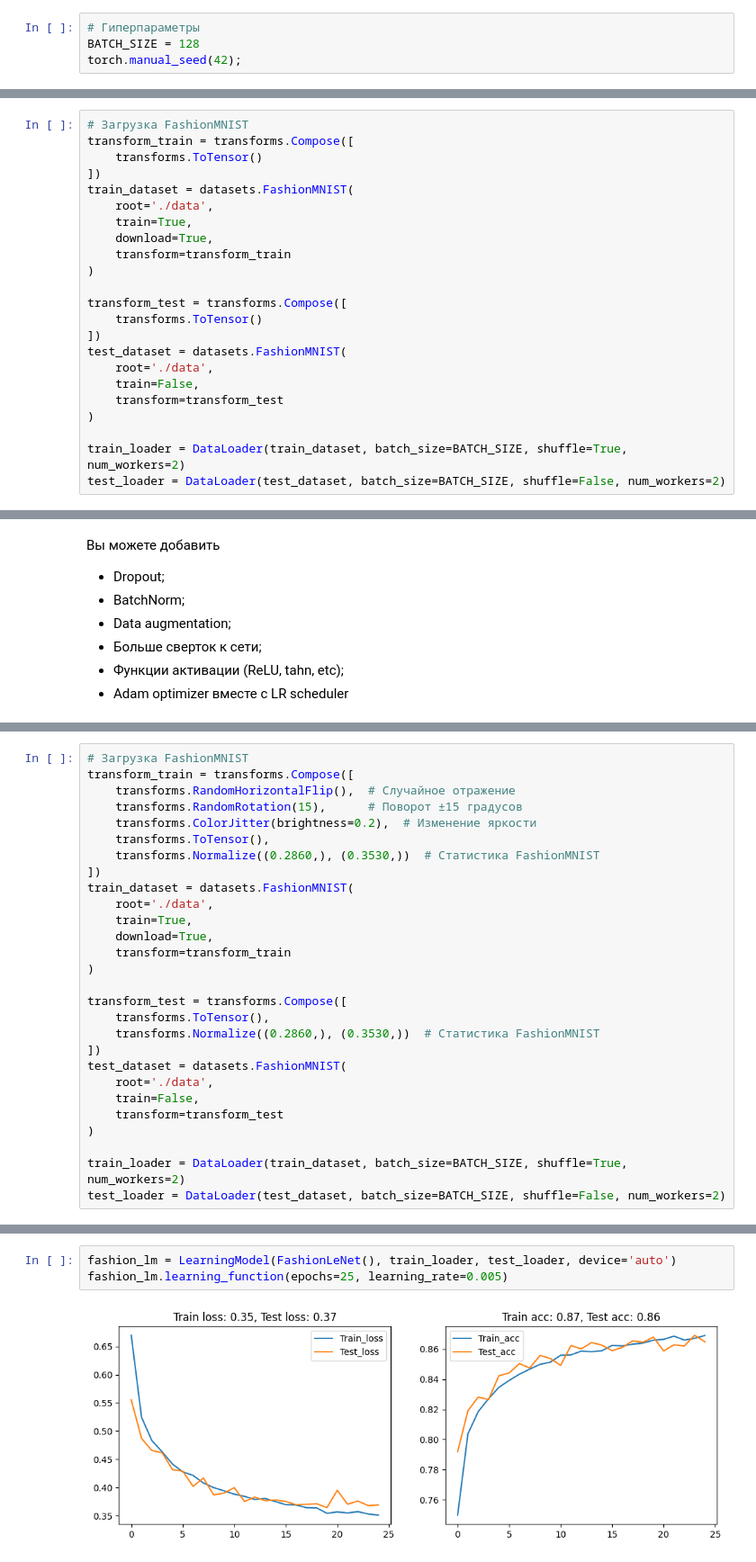
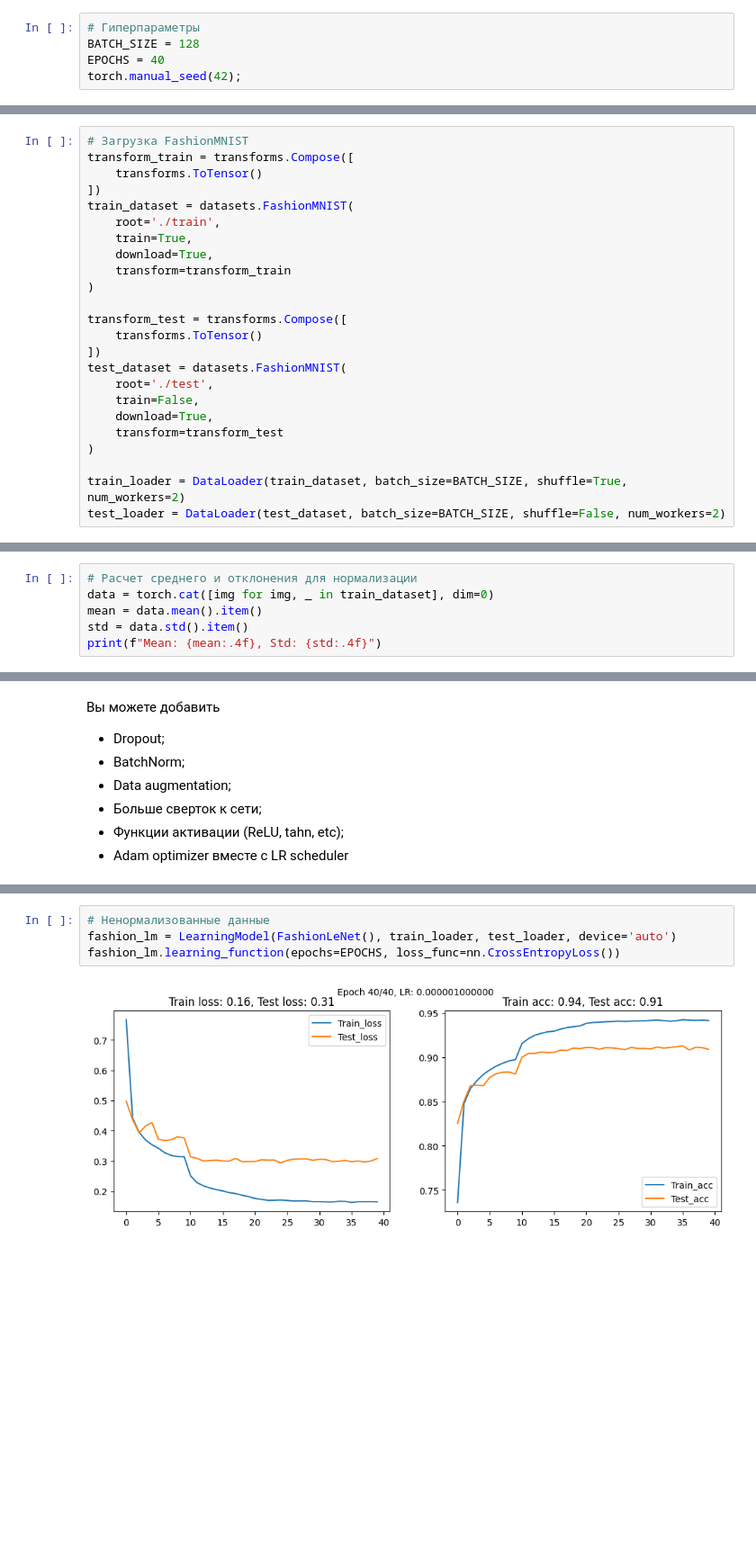
Before and after one commit to igel2000/ml-inno-hw, a Jupyter notebook: 4. Deep Learning/4.02.2 Свертка, каскад сверток. Слои нейронной сети/hw_conv.ipynb, the cells around one changed output, grey strips where cells are left out. Shown: that part at 90% size. Saved outputs shown, nothing was run; the diff lists cells and outputs as text; blank space fills up the shorter version.

```diff
--- a/4. Deep Learning/4.02.2 Свертка, каскад сверток. Слои нейронной сети/hw_conv.ipynb
+++ b/4. Deep Learning/4.02.2 Свертка, каскад сверток. Слои нейронной сети/hw_conv.ipynb
@@ -29,4 +29,5 @@ from copy import deepcopy
 # %%
 # Гиперпараметры
 BATCH_SIZE = 128
+EPOCHS = 40
 torch.manual_seed(42);
@@ -63,7 +70,7 @@ transform_train = transforms.Compose([
     transforms.ToTensor()
 ])
 train_dataset = datasets.FashionMNIST(
-    root='./data',
+    root='./train',
     train=True,
     download=True,
     transform=transform_train
@@ -73,8 +80,9 @@ transform_test = transforms.Compose([
     transforms.ToTensor()
 ])
 test_dataset = datasets.FashionMNIST(
-    root='./data',
+    root='./test',
     train=False,
+    download=True,
     transform=transform_test
 )
 
@@ -89,0 +95,6 @@ plt.imshow(grid.permute(1, 2, 0));
+# %%
+# Расчет среднего и отклонения для нормализации
+data = torch.cat([img for img, _ in train_dataset], dim=0)
+mean = data.mean().item()
+std = data.std().item()
+print(f"Mean: {mean:.4f}, Std: {std:.4f}")
@@ -274,28 +363,0 @@ class FashionLeNet(nn.Module):
-# %%
-# Загрузка FashionMNIST
-transform_train = transforms.Compose([
-    transforms.RandomHorizontalFlip(),  # Случайное отражение
-    transforms.RandomRotation(15),      # Поворот ±15 градусов
-    transforms.ColorJitter(brightness=0.2),  # Изменение яркости
-    transforms.ToTensor(),
-    transforms.Normalize((0.2860,), (0.3530,))  # Статистика FashionMNIST
-])
-train_dataset = datasets.FashionMNIST(
-    root='./data',
-    train=True,
-    download=True,
-    transform=transform_train
-)
-
-transform_test = transforms.Compose([
-    transforms.ToTensor(),
-    transforms.Normalize((0.2860,), (0.3530,))  # Статистика FashionMNIST
-])
-test_dataset = datasets.FashionMNIST(
-    root='./data',
-    train=False,
-    transform=transform_test
-)
-
-train_loader = DataLoader(train_dataset, batch_size=BATCH_SIZE, shuffle=True, num_workers=2)
-test_loader = DataLoader(test_dataset, batch_size=BATCH_SIZE, shuffle=False, num_workers=2)
@@ -302,5 +395,6 @@ test_loader = DataLoader(test_dataset, batch_size=BATCH_SIZE, shuffle=False, num
 # %%
+# Ненормализованные данные
 fashion_lm = LearningModel(FashionLeNet(), train_loader, test_loader, device='auto')
-fashion_lm.learning_function(epochs=25, learning_rate=0.005)
+fashion_lm.learning_function(epochs=EPOCHS, loss_func=nn.CrossEntropyLoss())
 # %% [output]
-[figure, old version]
+[figure, new version]
```
Also changed, not shown: parts of 28 cells of this notebook, 8 other files.
